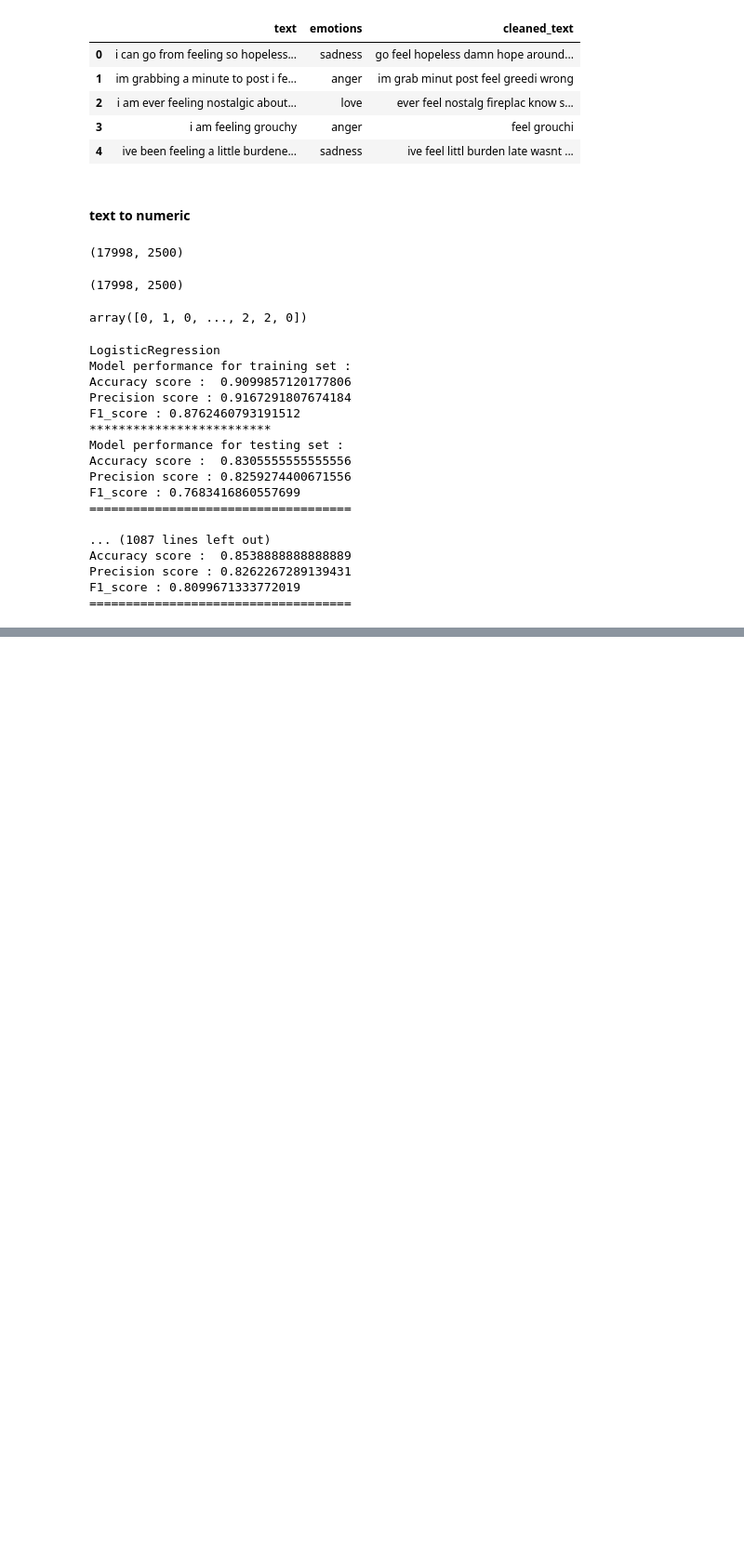
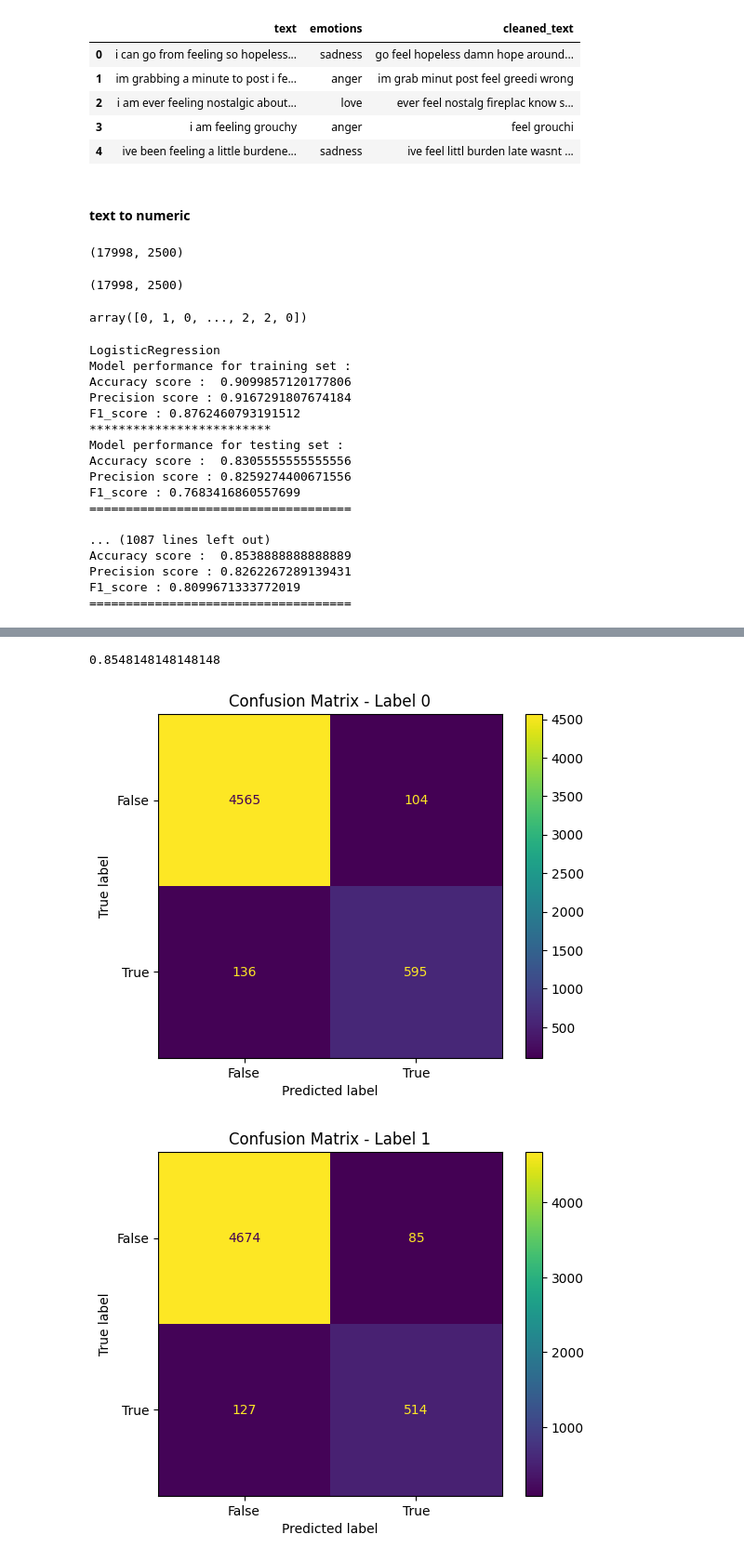
Before and after one commit to ravibalebilalu/emotions, a Jupyter notebook: research/data_preprocessing.ipynb, the cells around one changed output, grey strips where cells are left out. Shown: that part at 93% size. Drawn from its saved outputs; the diff is of its cells as text; code cells hidden in the pictures; blank space fills up the shorter version.

Commit message:
models

```diff
--- a/research/data_preprocessing.ipynb
+++ b/research/data_preprocessing.ipynb
@@ -156,0 +154,24 @@ F1_score : 0.8099671333772019
+# %%
+my_model = RidgeClassifier()
+my_model.fit(x_train,y_train)
+my_pred = my_model.predict(x_test)
+acc_score = accuracy_score(y_test,my_pred)
+acc_score
+# %% [output]
+0.8548148148148148
+# %%
+from sklearn.metrics import multilabel_confusion_matrix, ConfusionMatrixDisplay
+import matplotlib.pyplot as plt
+
+labels =  ["0","1","2","3","4","5"]
+confusion_matrices = multilabel_confusion_matrix(y_test, my_pred, labels=labels)
+
+
+for i, label in enumerate(labels):
+    cm_display = ConfusionMatrixDisplay(confusion_matrix=confusion_matrices[i], display_labels=[False, True])
+    cm_display.plot()
+    plt.title(f"Confusion Matrix - Label {label}")
+    plt.show()
+# %% [output]
+[figure, added]
+[figure, added]
```
Also changed, not shown: parts of 3 cells of this notebook, 3 other files.
